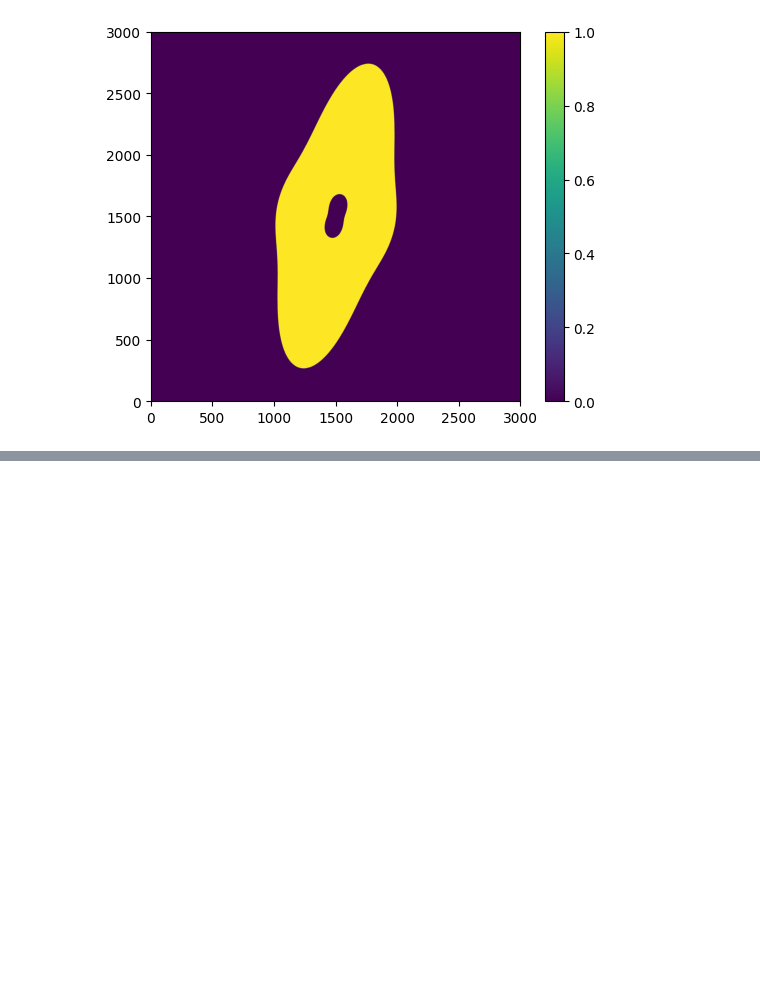
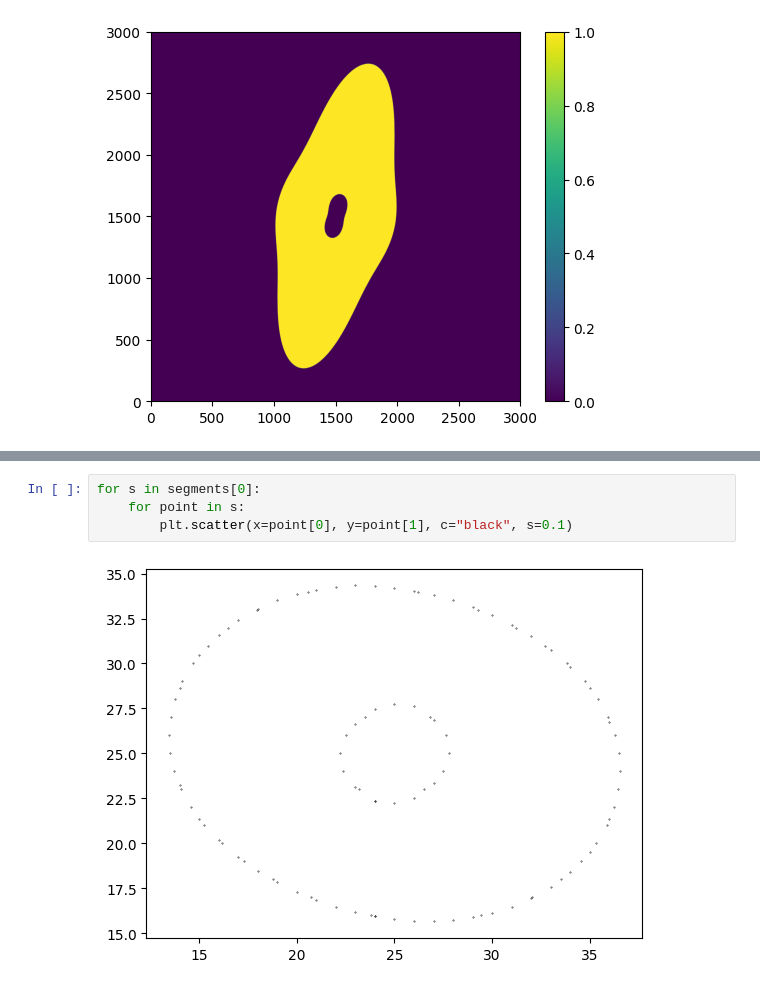
Before and after one commit to OliverRedhead/Gravitational-Lensing, a Jupyter notebook: wk1/PIEMD/piemd_testing.ipynb, the cells around one changed output, grey strips where cells are left out. Drawn from its saved outputs; the diff is of its cells as text; blank space fills up the shorter version.

```diff
--- a/wk1/PIEMD/piemd_testing.ipynb
+++ b/wk1/PIEMD/piemd_testing.ipynb
@@ -91,0 +111,6 @@ plt.show()
+# %%
+for s in segments[0]:
+    for point in s:
+        plt.scatter(x=point[0], y=point[1], c="black", s=0.1)
+# %% [output]
+[figure, added]
```
Also changed, not shown: parts of 4 cells of this notebook, 6 other files.
